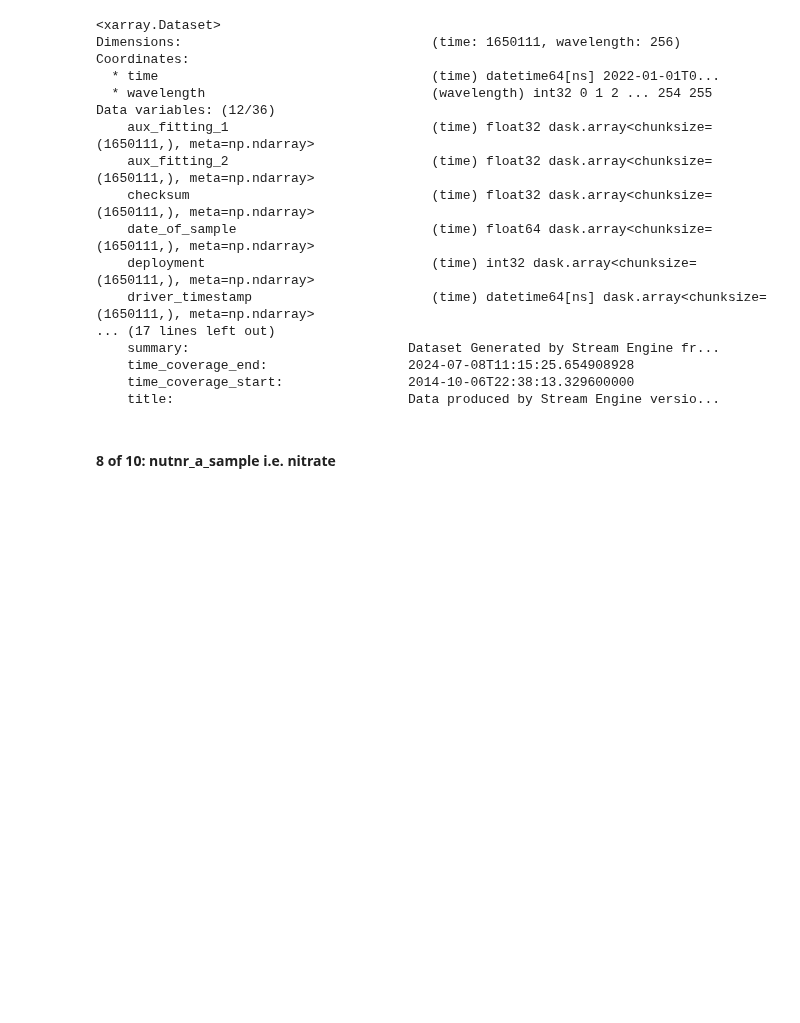
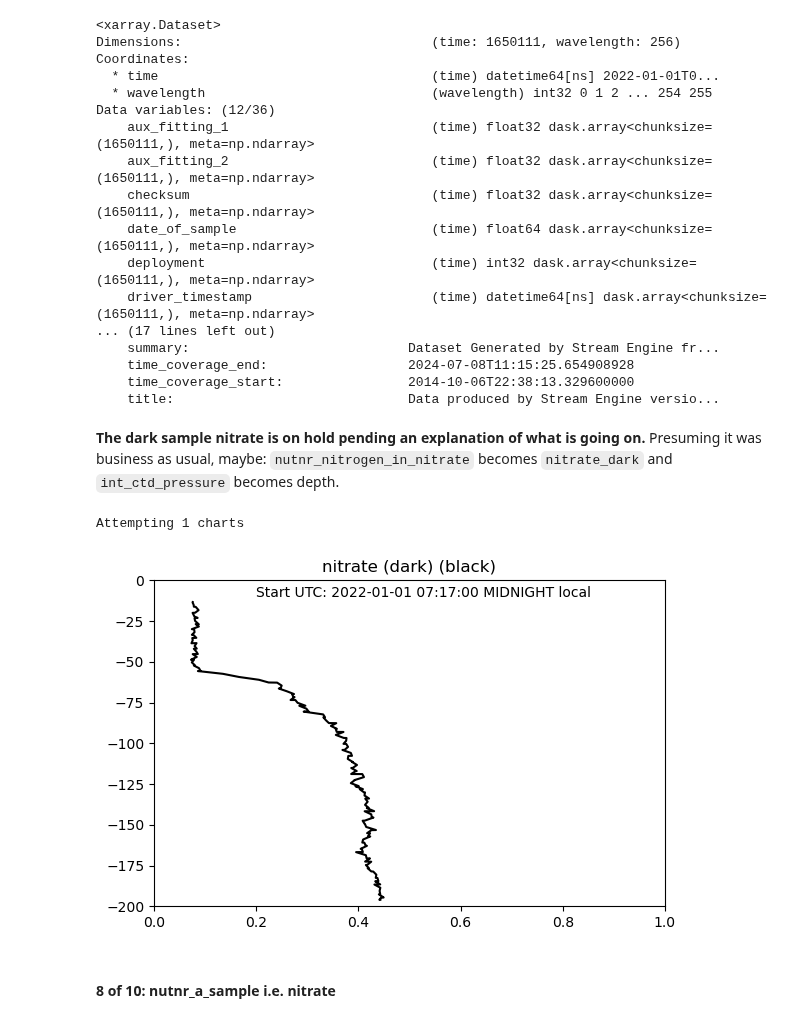
Before and after one commit to geo-smart/oceanography, a Jupyter notebook: book/chapters/dataloader.ipynb, the cells around one changed output. Drawn from its saved outputs; the diff is of its cells as text; code cells hidden in the pictures; blank space fills up the shorter version.

Commit message:
doIngest

```diff
--- a/book/chapters/dataloader.ipynb
+++ b/book/chapters/dataloader.ipynb
@@ -222,7 +268,7 @@ Attempting 1 charts
 # %% [markdown]
 #### 2 of 10: **phsen** i.e. pH
 # %%
-if False:
+if doIngest:
     instrument_key = 'phsen'
     for s in osb_profiler_streams:
         if instrument_key in s:
@@ -242,7 +288,7 @@ renamed ph. Depth will be a rename of the `int_ctd_pressure` data variable.
 This stream has multiple dimensions so there is a preliminary step to isolate
 just time, ph_seawater and int_ctd_pressure.
 # %%
-if False:
+if doIngest:
     t0, t1 = '2022-01-01T00', '2022-01-31T23'
     ds_ph, reply = ShallowProfilerDataReduce(ds, t0, t1, ['ph_seawater', 'int_ctd_pressure'], ['ph', 'depth'])
     print(reply)
@@ -260,7 +306,7 @@ Attempting 4 charts
 # %% [markdown]
 #### 3 of 10: **flort** i.e. fluorometer: Chlor-A, FDOM, particulate backscatter
 # %%
-if False:
+if doIngest:
     instrument_key = 'flort'
     for s in osb_profiler_streams:
         if instrument_key in s:
@@ -403,18 +413,19 @@ Found this instrument stream: ooi-data/RS01SBPS-SF01A-3D-SPKIRA101-streamed-spki
 # %% [markdown]
 #### 7 of 10: **nutnr_a_dark_sample** i.e. nitrate explain dark
 # %%
-instrument_key = 'nutnr_a_dark_sample'
-for s in osb_profiler_streams:
-    if instrument_key in s:
-        print('Found this instrument stream:', s)
-        instrument_stream = s
-        break
+if doIngest:
+    instrument_key = 'nutnr_a_dark_sample'
+    for s in osb_profiler_streams:
+        if instrument_key in s:
+            print('Found this instrument stream:', s)
+            instrument_stream = s
+            break
 
-ds = loadData(instrument_stream)                      # lazy load
-t0, t1 = '2022-01-01T00', '2022-12-31T23'             # January 2022
-ds = ds.sel(time=slice(t0, t1))                       # Subset the full time range to one month
-print(ds.time[0], '              ', ds.time[-1])      # verify selected one month time range
-ds                                                    # get a 'data variable' list of sensors/metadata for this instrument
+    ds = loadData(instrument_stream)                      # lazy load
+    t0, t1 = '2022-01-01T00', '2022-12-31T23'             # January 2022
+    ds = ds.sel(time=slice(t0, t1))                       # Subset the full time range to one month
+    print(ds.time[0], '              ', ds.time[-1])      # verify selected one month time range
+    ds                                                    # get a 'data variable' list of sensors/metadata for this instrument
 # %% [output]
 Found this instrument stream: ooi-data/RS01SBPS-SF01A-4A-NUTNRA101-streamed-nutnr_a_dark_sample
 <xarray.DataArray 'time' ()>
@@ -449,6 +460,20 @@ Data variables: (12/36)
     time_coverage_end:                  2024-07-08T11:15:25.654908928
     time_coverage_start:                2014-10-06T22:38:13.329600000
     title:                              Data produced by Stream Engine versio...
+# %% [markdown]
+**The dark sample nitrate is on hold pending an explanation of what is going on.**
+Presuming it was business as usual, maybe: `nutnr_nitrogen_in_nitrate` becomes `nitrate_dark` and `int_ctd_pressure` becomes depth.
+# %%
+if doIngest:
+    t0, t1 = '2022-01-01T00', '2022-01-31T23'
+    ds_nitrate_dark, reply    = ShallowProfilerDataReduce(ds, t0, t1, ['nutnr_nitrogen_in_nitrate', 'int_ctd_pressure'], ['nitrate_dark', 'depth'])
+    ds_nitrate_dark.to_netcdf('./data/rca/sensors/osb/nitrate_dark_jan_2022.nc')
+
+ds_nitrate_dark    = xr.open_dataset('./data/rca/sensors/osb/nitrate_dark_jan_2022.nc')
+fig, axes = ChartSensor(profiles, [0, 1],     [3], ds_nitrate_dark.nitrate_dark,       -ds_nitrate_dark.depth,    'nitrate (dark)', 'black', 'ascent', 6, 4)
+# %% [output]
+Attempting 1 charts
+[figure, added]
 # %% [markdown]
 #### 8 of 10: **nutnr_a_sample** i.e. nitrate
 # %%
```
Also changed, not shown: parts of 14 cells of this notebook, 4 other files.
